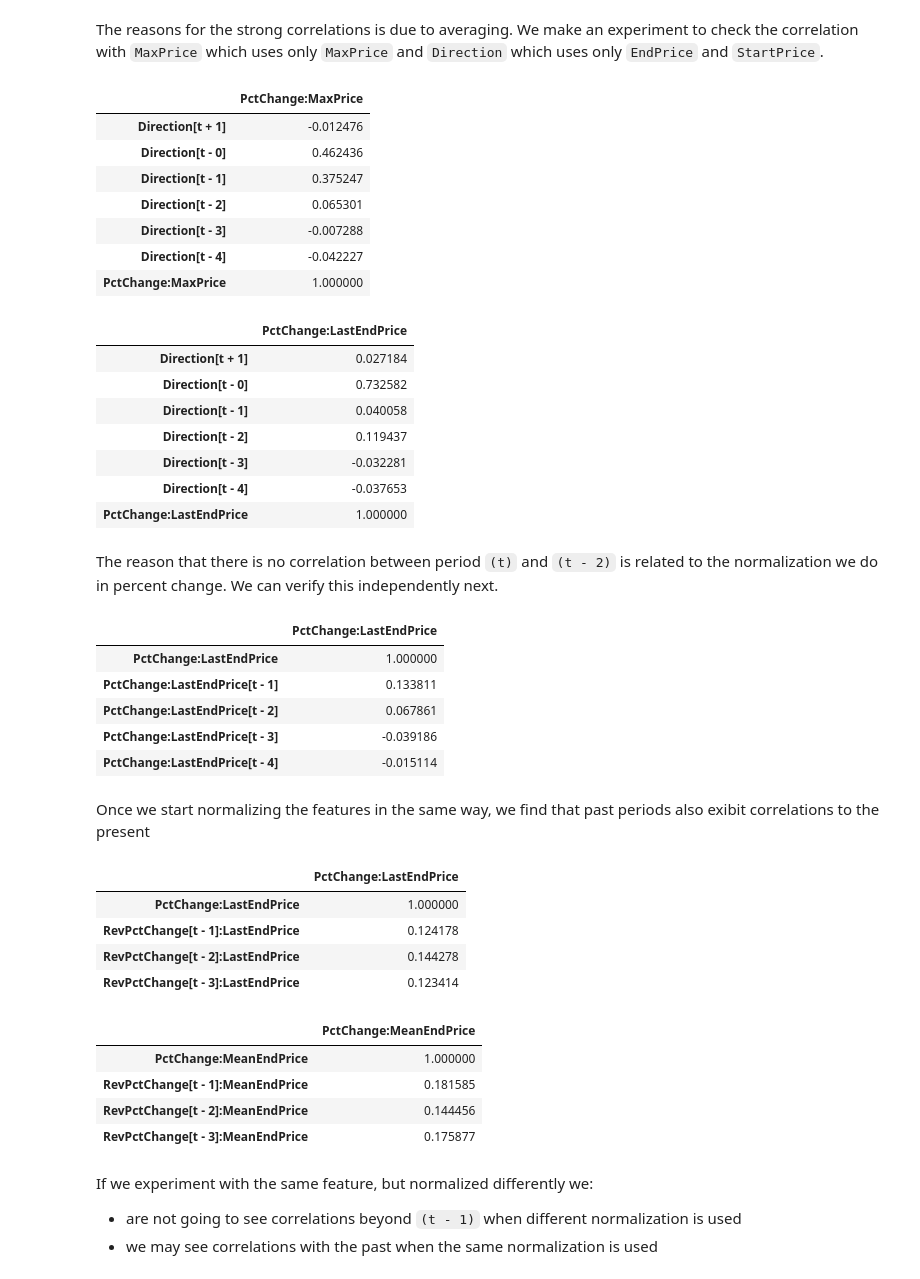
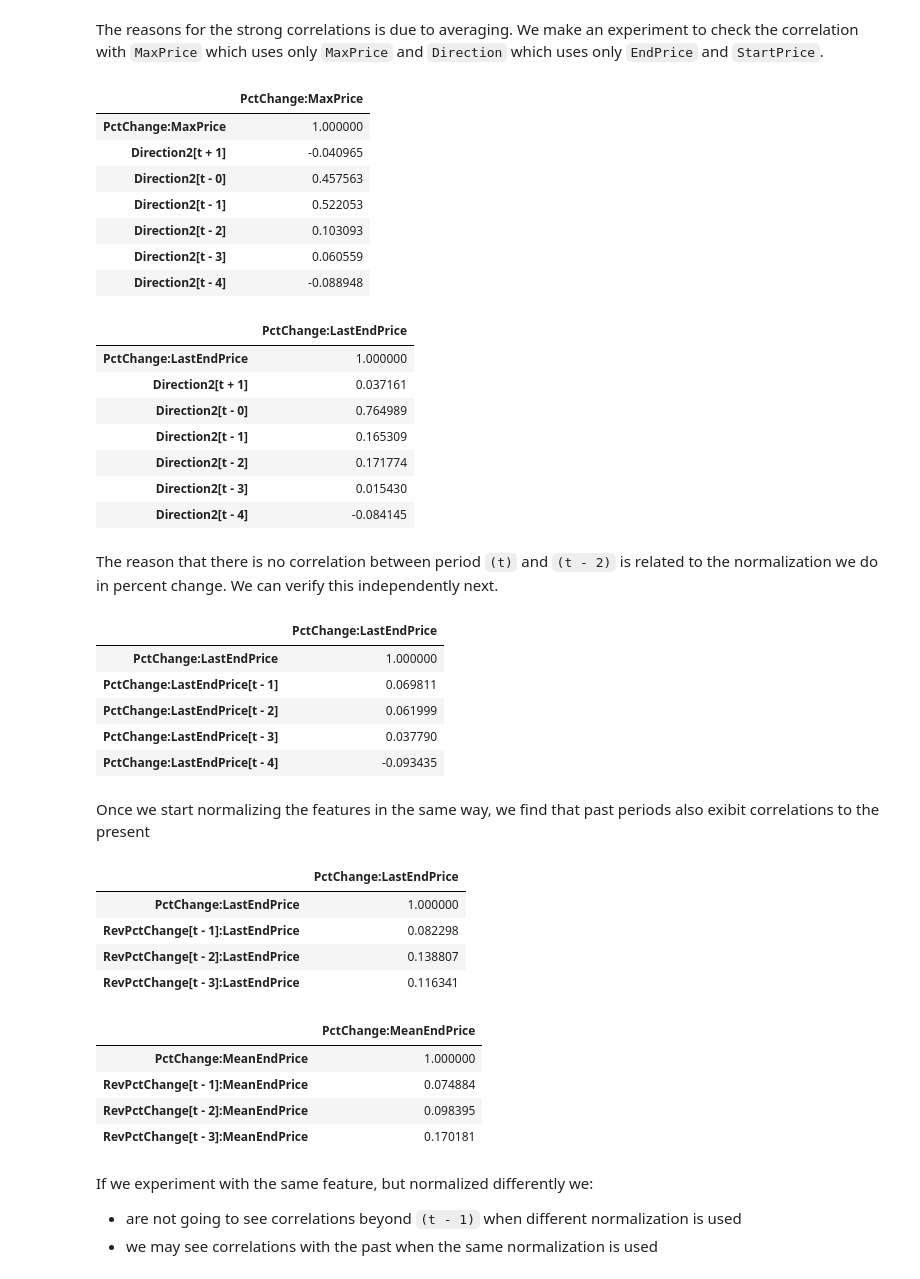
Before and after one commit to Originate/dbg-pds-tensorflow-demo, a Jupyter notebook: notebooks/supporting/what-prices-to-predict.ipynb, the cells around one changed output. Cells and saved outputs as stored; diff of their text form; code cells hidden in the pictures.

```diff
--- a/notebooks/supporting/what-prices-to-predict.ipynb
+++ b/notebooks/supporting/what-prices-to-predict.ipynb
@@ -68,7 +68,7 @@ mpl.rcParams['figure.figsize'] = (5, 3) # use bigger graphs
 # %% [markdown]
 As usual we first load the data we prepared in notebook 2
 # %%
-input_file = '/data/cooked_v3.pkl'
+input_file = '/data/processed/cooked_v3.pkl'
 df = pd.read_pickle(input_file)
 df['CalcDateTime'] = df.index
 # %% [markdown]
@@ -514,45 +514,45 @@ and `Direction` which uses only `EndPrice` and `StartPrice`.
 # %%
 single_stock = prepare_single_stock('BMW', '1D')
 pd.DataFrame({
     'PctChange:MaxPrice': single_stock['PctChange:MaxPrice'],
-    'Direction[t + 1]': single_stock['Direction'].shift(-1),
-    'Direction[t - 0]': single_stock['Direction'],
-    'Direction[t - 1]': single_stock['Direction[t - 1]'],
-    'Direction[t - 2]': single_stock['Direction[t - 1]'].shift(1),
-    'Direction[t - 3]': single_stock['Direction[t - 1]'].shift(2),
-    'Direction[t - 4]': single_stock['Direction[t - 1]'].shift(3),
-    'Direction[t - 4]': single_stock['Direction[t - 1]'].shift(4)
+    'Direction2[t + 1]': single_stock['Direction2'].shift(-1),
+    'Direction2[t - 0]': single_stock['Direction2'],
+    'Direction2[t - 1]': single_stock['Direction2[t - 1]'],
+    'Direction2[t - 2]': single_stock['Direction2[t - 1]'].shift(1),
+    'Direction2[t - 3]': single_stock['Direction2[t - 1]'].shift(2),
+    'Direction2[t - 4]': single_stock['Direction2[t - 1]'].shift(3),
+    'Direction2[t - 4]': single_stock['Direction2[t - 1]'].shift(4)
 }).corr()[['PctChange:MaxPrice']]
 # %% [output]
 |  | PctChange:MaxPrice |
-| Direction[t + 1] | -0.012476 |
-| Direction[t - 0] | 0.462436 |
-| Direction[t - 1] | 0.375247 |
-| Direction[t - 2] | 0.065301 |
-| Direction[t - 3] | -0.007288 |
-| Direction[t - 4] | -0.042227 |
 | PctChange:MaxPrice | 1.000000 |
+| Direction2[t + 1] | -0.040965 |
+| Direction2[t - 0] | 0.457563 |
+| Direction2[t - 1] | 0.522053 |
+| Direction2[t - 2] | 0.103093 |
+| Direction2[t - 3] | 0.060559 |
+| Direction2[t - 4] | -0.088948 |
 # %%
 single_stock = prepare_single_stock('BMW', '1D')
 pd.DataFrame({
     'PctChange:LastEndPrice': single_stock['PctChange:LastEndPrice'],
-    'Direction[t + 1]': single_stock['Direction'].shift(-1),
-    'Direction[t - 0]': single_stock['Direction'],
-    'Direction[t - 1]': single_stock['Direction[t - 1]'],
-    'Direction[t - 2]': single_stock['Direction[t - 1]'].shift(1),
-    'Direction[t - 3]': single_stock['Direction[t - 1]'].shift(2),
-    'Direction[t - 4]': single_stock['Direction[t - 1]'].shift(3),
-    'Direction[t - 4]': single_stock['Direction[t - 1]'].shift(4)
+    'Direction2[t + 1]': single_stock['Direction2'].shift(-1),
+    'Direction2[t - 0]': single_stock['Direction2'],
+    'Direction2[t - 1]': single_stock['Direction2[t - 1]'],
+    'Direction2[t - 2]': single_stock['Direction2[t - 1]'].shift(1),
+    'Direction2[t - 3]': single_stock['Direction2[t - 1]'].shift(2),
+    'Direction2[t - 4]': single_stock['Direction2[t - 1]'].shift(3),
+    'Direction2[t - 4]': single_stock['Direction2[t - 1]'].shift(4)
 }).corr()[['PctChange:LastEndPrice']]
 # %% [output]
 |  | PctChange:LastEndPrice |
-| Direction[t + 1] | 0.027184 |
-| Direction[t - 0] | 0.732582 |
-| Direction[t - 1] | 0.040058 |
-| Direction[t - 2] | 0.119437 |
-| Direction[t - 3] | -0.032281 |
-| Direction[t - 4] | -0.037653 |
 | PctChange:LastEndPrice | 1.000000 |
+| Direction2[t + 1] | 0.037161 |
+| Direction2[t - 0] | 0.764989 |
+| Direction2[t - 1] | 0.165309 |
+| Direction2[t - 2] | 0.171774 |
+| Direction2[t - 3] | 0.015430 |
+| Direction2[t - 4] | -0.084145 |
 # %% [markdown]
 The reason that there is no correlation between period `(t)` and `(t - 2)` is related to the normalization we do in percent change. We can verify this independently next.
 # %%
@@ -568,10 +568,10 @@ pd.DataFrame({
 # %% [output]
 |  | PctChange:LastEndPrice |
 | PctChange:LastEndPrice | 1.000000 |
-| PctChange:LastEndPrice[t - 1] | 0.133811 |
-| PctChange:LastEndPrice[t - 2] | 0.067861 |
-| PctChange:LastEndPrice[t - 3] | -0.039186 |
-| PctChange:LastEndPrice[t - 4] | -0.015114 |
+| PctChange:LastEndPrice[t - 1] | 0.069811 |
+| PctChange:LastEndPrice[t - 2] | 0.061999 |
+| PctChange:LastEndPrice[t - 3] | 0.037790 |
+| PctChange:LastEndPrice[t - 4] | -0.093435 |
 # %% [markdown]
 Once we start normalizing the features in the same way, we find that past periods also exibit
 correlations to the present
@@ -587,9 +587,9 @@ pd.DataFrame({
 # %% [output]
 |  | PctChange:LastEndPrice |
 | PctChange:LastEndPrice | 1.000000 |
-| RevPctChange[t - 1]:LastEndPrice | 0.124178 |
-| RevPctChange[t - 2]:LastEndPrice | 0.144278 |
-| RevPctChange[t - 3]:LastEndPrice | 0.123414 |
+| RevPctChange[t - 1]:LastEndPrice | 0.082298 |
+| RevPctChange[t - 2]:LastEndPrice | 0.138807 |
+| RevPctChange[t - 3]:LastEndPrice | 0.116341 |
 # %%
 single_stock = prepare_single_stock('BMW', '1D')
 mean_end_price = single_stock['PctChange:MeanEndPrice']
@@ -602,9 +602,9 @@ pd.DataFrame({
 # %% [output]
 |  | PctChange:MeanEndPrice |
 | PctChange:MeanEndPrice | 1.000000 |
-| RevPctChange[t - 1]:MeanEndPrice | 0.181585 |
-| RevPctChange[t - 2]:MeanEndPrice | 0.144456 |
-| RevPctChange[t - 3]:MeanEndPrice | 0.175877 |
+| RevPctChange[t - 1]:MeanEndPrice | 0.074884 |
+| RevPctChange[t - 2]:MeanEndPrice | 0.098395 |
+| RevPctChange[t - 3]:MeanEndPrice | 0.170181 |
 # %% [markdown]
 If we experiment with the same feature, but normalized differently we:
 - are not going to see correlations beyond `(t - 1)` when different normalization is used
```
Also changed, not shown: parts of 21 cells of this notebook, 10 other files.
